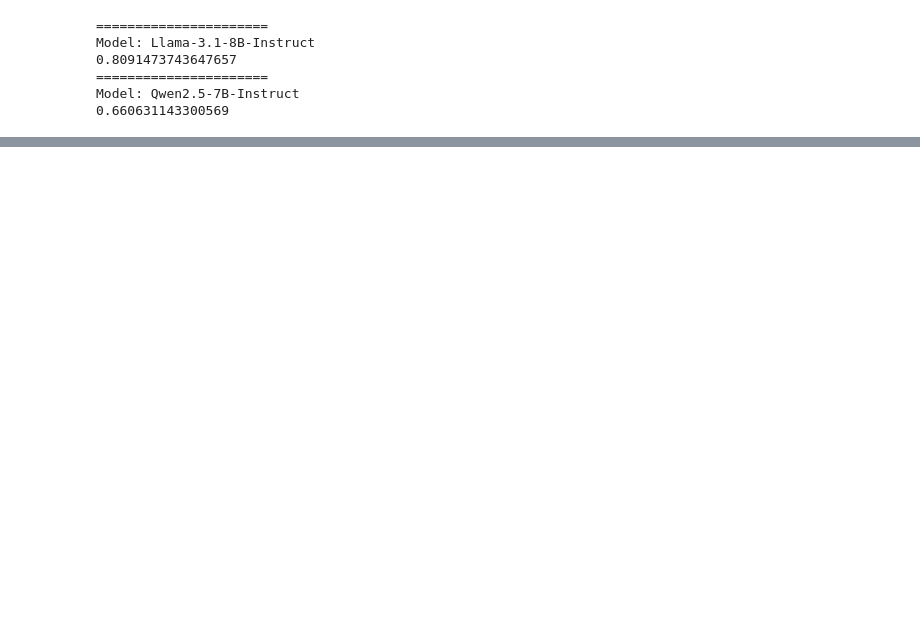
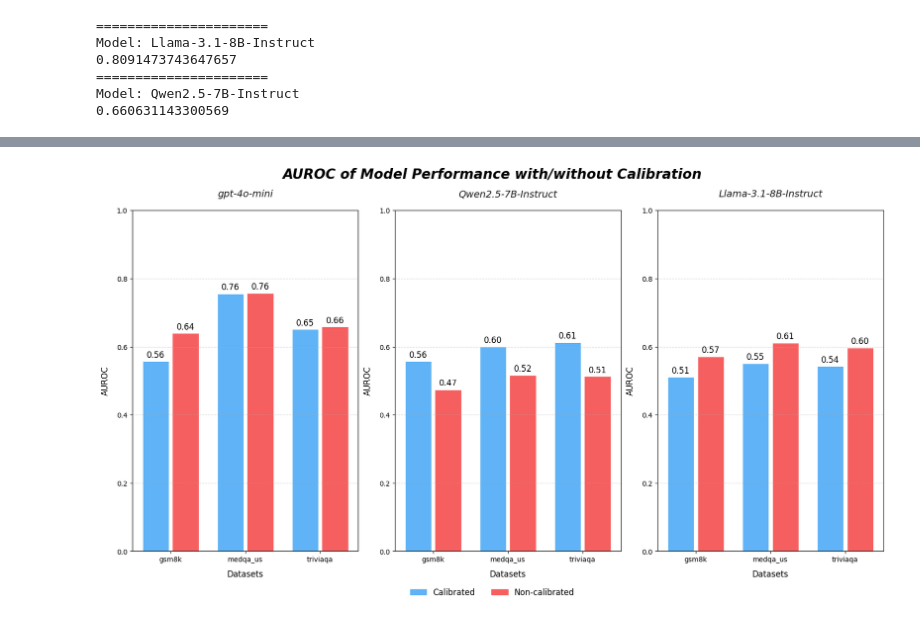
Before and after one commit to Muqi1029/UQ-ConformalPrediction, a Jupyter notebook: benchmark/analyze.ipynb, the cells around one changed output, grey strips where cells are left out. Drawn from its saved outputs; the diff is of its cells as text; code cells hidden in the pictures; blank space fills up the shorter version.

```diff
--- a/benchmark/analyze.ipynb
+++ b/benchmark/analyze.ipynb
@@ -229,0 +231,98 @@ plt.show()
+# %%
+bar_width = 0.35
+bar_gap = 0.05
+
+CAL_COLOR = "#5fb3f6"
+UNCAL_COLOR = "#f65f5f"
+
+
+def plot_bar_plot(ax, model_name: str, dataset_names: List[str]):
+    # 1. read data
+    data = pd.read_csv(f"{results_dir}/summary.csv")
+    data = data.query(
+        f"model_name == '{model_name}' and dataset_name in {dataset_names}"
+    )
+    print(data)
+
+    cals = data.query("enable_calibrate == True")
+    cals_auroc = [
+        cals.query(f"dataset_name == '{dataset_name}'")["auroc"].values[0]
+        for dataset_name in dataset_names
+    ]
+    non_cals = data.query("enable_calibrate == False")
+    non_cals_auroc = [
+        non_cals.query(f"dataset_name == '{dataset_name}'")["auroc"].values[0]
+        for dataset_name in dataset_names
+    ]
+    # 2. plot
+    x = np.arange(len(dataset_names)) + 1
+    cals_bar = ax.bar(
+        x - (bar_width + bar_gap) / 2,
+        height=cals_auroc,
+        width=bar_width,
+        # label="Calibrated",
+        color=CAL_COLOR,
+        edgecolor="white",
+        linewidth=0.5,
+    )
+    non_cals_bar = ax.bar(
+        x + (bar_width + bar_gap) / 2,
+        height=non_cals_auroc,
+        width=bar_width,
+        # label="Non-calibrated",
+        color=UNCAL_COLOR,
+        edgecolor="white",
+        linewidth=0.5,
+    )
+    ax.bar_label(cals_bar, padding=3, fontsize=12, fmt="%.2f")
+    ax.bar_label(non_cals_bar, padding=3, fontsize=12, fmt="%.2f")
+
+    ax.set_xticks(x)
+    ax.set_xticklabels(dataset_names)
+    ax.set_ylim(0, 1)
+    ax.set_ylabel("AUROC", fontsize=12, labelpad=10)
+    ax.set_xlabel("Datasets", fontsize=12, labelpad=10)
+    ax.grid(axis="y", linestyle="--", alpha=0.5)
+    ax.set_title(
+        f"{model_name}",
+        fontsize=14,
+        pad=20,
+        fontstyle="italic",
+        alpha=0.9,
+    )
+
+
+fig, axes = plt.subplots(
+    1,
+    len(model_names),
+    layout="constrained",
+    figsize=(16, 8),
+    squeeze=False,
+)
+for i, model_name in enumerate(model_names):
+    plot_bar_plot(axes[0, i], model_name, dataset_names)
+
+fig.suptitle(
+    "AUROC of Model Performance with/without Calibration",
+    fontsize=20,
+    fontweight="bold",
+    fontstyle="italic",
+    y=1.05,
+)
+handles = [
+    plt.Rectangle((0, 0), 1, 1, color=CAL_COLOR, label="Calibrated"),
+    plt.Rectangle((0, 0), 1, 1, color=UNCAL_COLOR, label="Non-calibrated"),
+]
+fig.legend(
+    handles=handles,
+    labels=["Calibrated", "Non-calibrated"],  # 标签文本
+    loc="lower center",
+    bbox_to_anchor=(0.5, -0.06),
+    ncol=2,
+    fontsize=12,
+    frameon=False,
+)
+fig.savefig("outputs/auroc_bar.pdf", dpi=1000, bbox_inches="tight", pad_inches=0.5)
+
+plt.show()
+# %% [output]
@@ -229,0 +346 @@ plt.show()
+[figure, added]
```
Also changed, not shown: parts of 9 cells of this notebook, 5 other files.
